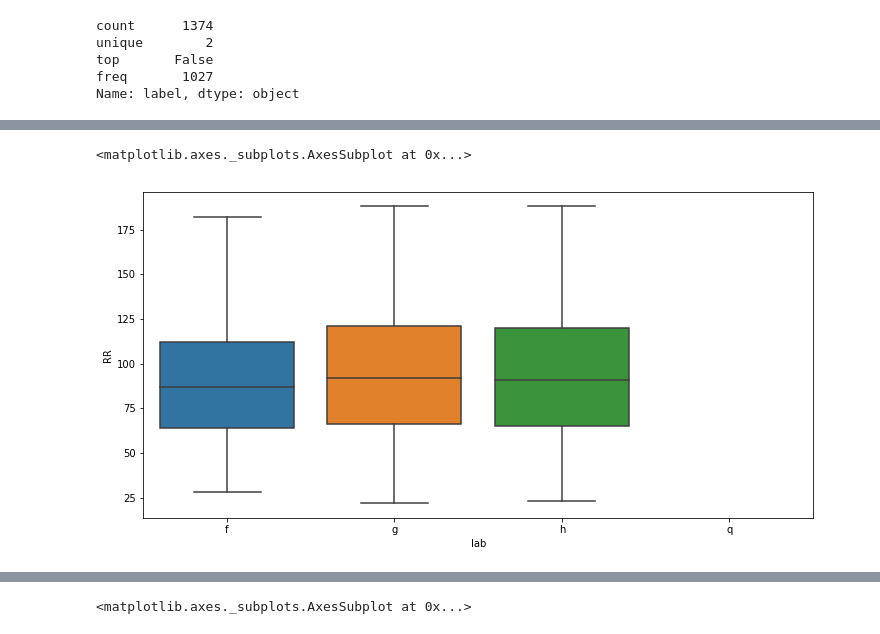
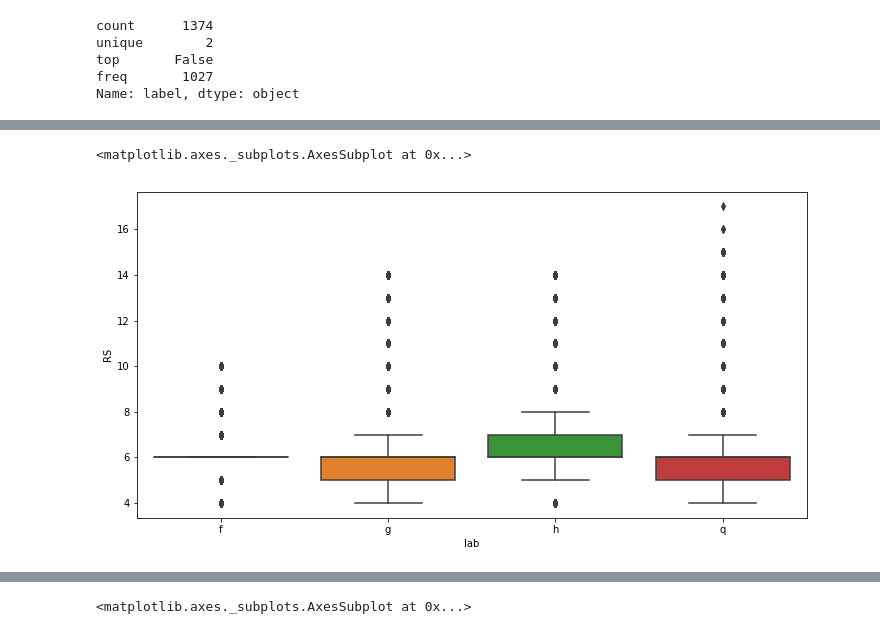
Before and after one commit to andresmore/HR_Analysis, a Jupyter notebook: HR_Analysis/Exploration_DBSCAN-with_missing.ipynb, the cells around one changed output, grey strips where cells are left out. Saved outputs shown, nothing was run; the diff lists cells and outputs as text; code cells hidden in the pictures.

```diff
--- a/HR_Analysis/Exploration_DBSCAN-with_missing.ipynb
+++ b/HR_Analysis/Exploration_DBSCAN-with_missing.ipynb
@@ -770,5 +770,3 @@ result['labels']=result[['ST','labels']].apply(lambda x: group_RR+4 if x['ST']>=
 sum(result.labels.isna())
 # %% [output]
 0
-# %%
-result['labels'].fillna(-1, inplace=True)
@@ -1106,5 +1164,7 @@ unique        2
 top       False
 freq       1027
 Name: label, dtype: object
+# %%
+no_dups_2=result.drop_duplicates()
 # %%
 plt.rcParams['figure.figsize']=(12,6)
@@ -1111,5 +1181,5 @@ plt.rcParams['figure.figsize']=(12,6)
 # %%
-sns.boxplot(x="lab",y="RR", data=no_dups[no_dups.lab.isin(['f','g','h','q'])],order=['f','g','h','q'])
+sns.boxplot(x="lab",y="RS", data=no_dups_2[no_dups_2.lab.isin(['f','g','h','q'])],order=['f','g','h','q'])
 # %% [output]
 <matplotlib.axes._subplots.AxesSubplot at 0x...>
-[figure, old version]
+[figure, new version]
```
Also changed, not shown: parts of 43 cells of this notebook.
